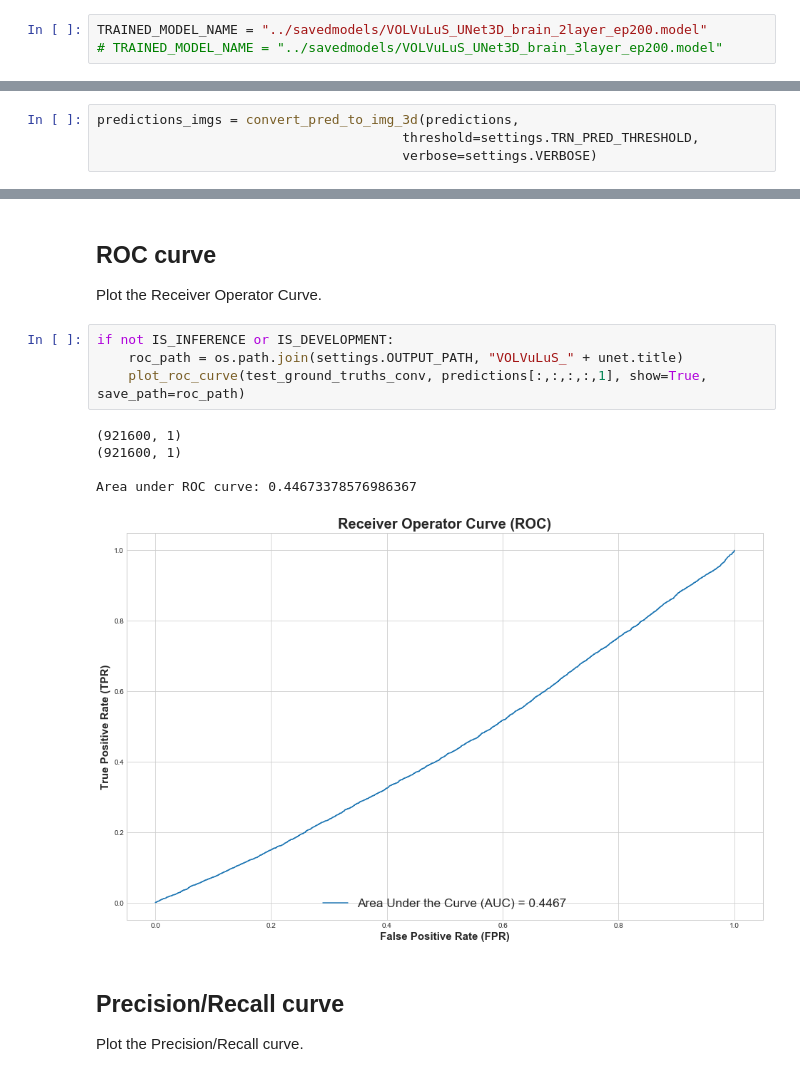
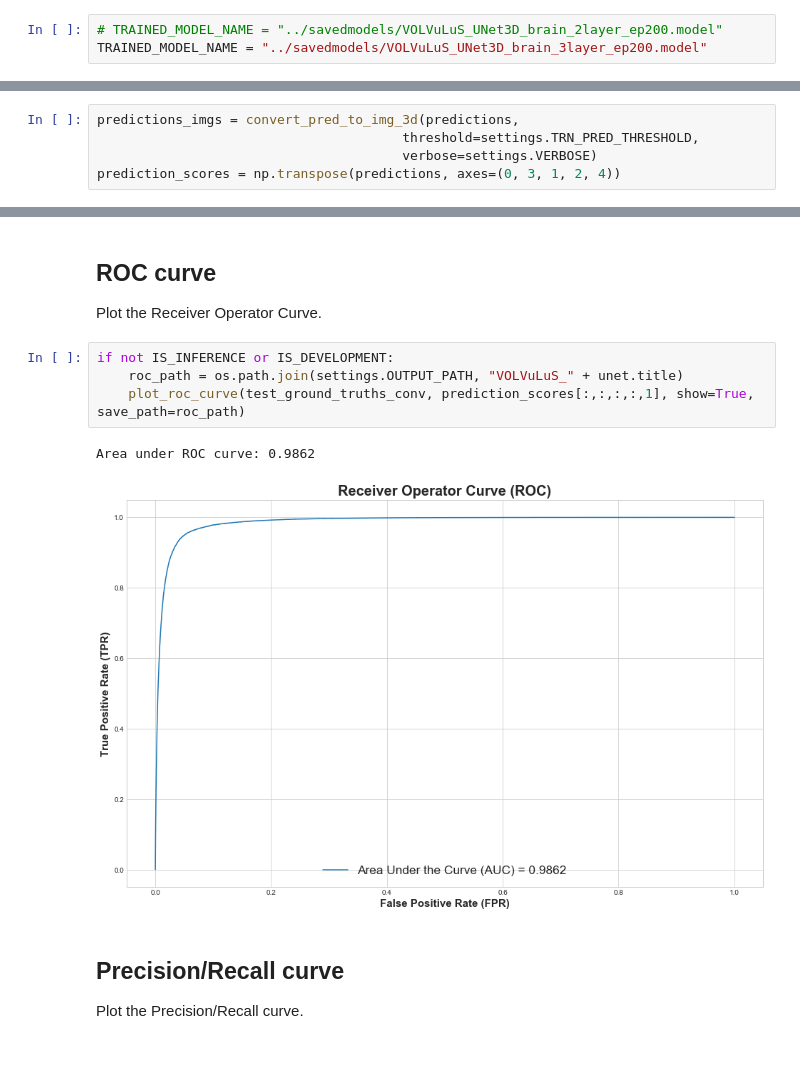
Before and after one commit to GeoffBreemer/DLToolkit, a Jupyter notebook: thesis/VOLVuLuS_test.ipynb, the cells around one changed output, grey strips where cells are left out. Saved outputs shown, nothing was run; the diff lists cells and outputs as text.

Commit message:
feat: Fixed VOLVuLuS ROC/Precision-Recall bug

```diff
--- a/thesis/VOLVuLuS_test.ipynb
+++ b/thesis/VOLVuLuS_test.ipynb
@@ -32,8 +32,8 @@ IS_DEVELOPMENT = True
 # Path to the trained model to load
 Enter the full path to the saved trained model here.
 # %%
-TRAINED_MODEL_NAME = "../savedmodels/VOLVuLuS_UNet3D_brain_2layer_ep200.model"
-# TRAINED_MODEL_NAME = "../savedmodels/VOLVuLuS_UNet3D_brain_3layer_ep200.model"
+# TRAINED_MODEL_NAME = "../savedmodels/VOLVuLuS_UNet3D_brain_2layer_ep200.model"
+TRAINED_MODEL_NAME = "../savedmodels/VOLVuLuS_UNet3D_brain_3layer_ep200.model"
 # %% [markdown]
 # Convert test data to HDF5
 The first function `perform_hdf5_conversion_test()` converts data in the `test3d` folder to HDF5. Data comprises MRI images as well as their ground truths. This function is used to apply a trained model to MRI images for which ground truths are available so that various performance metrics can be calculated.
@@ -195,4 +198,5 @@ Convert the predictions (i.e. scores for both classes for each pixel) to a shape
 predictions_imgs = convert_pred_to_img_3d(predictions,
                                        threshold=settings.TRN_PRED_THRESHOLD,
                                        verbose=settings.VERBOSE)
+prediction_scores = np.transpose(predictions, axes=(0, 3, 1, 2, 4))
 # %% [output]
@@ -243,13 +247,10 @@ Plot the Receiver Operator Curve.
 # %%
 if not IS_INFERENCE or IS_DEVELOPMENT:
     roc_path = os.path.join(settings.OUTPUT_PATH, "VOLVuLuS_" + unet.title)
-    plot_roc_curve(test_ground_truths_conv, predictions[:,:,:,:,1], show=True, save_path=roc_path)
+    plot_roc_curve(test_ground_truths_conv, prediction_scores[:,:,:,:,1], show=True, save_path=roc_path)
 # %% [output]
-(921600, 1)
-(921600, 1)
-
-Area under ROC curve: 0.44673378576986367
+Area under ROC curve: 0.9862
-[figure, old version]
+[figure, new version]
 # %% [markdown]
 ## Precision/Recall curve
 Plot the Precision/Recall curve.
```
Also changed, not shown: parts of 9 cells of this notebook, 3 other files.
